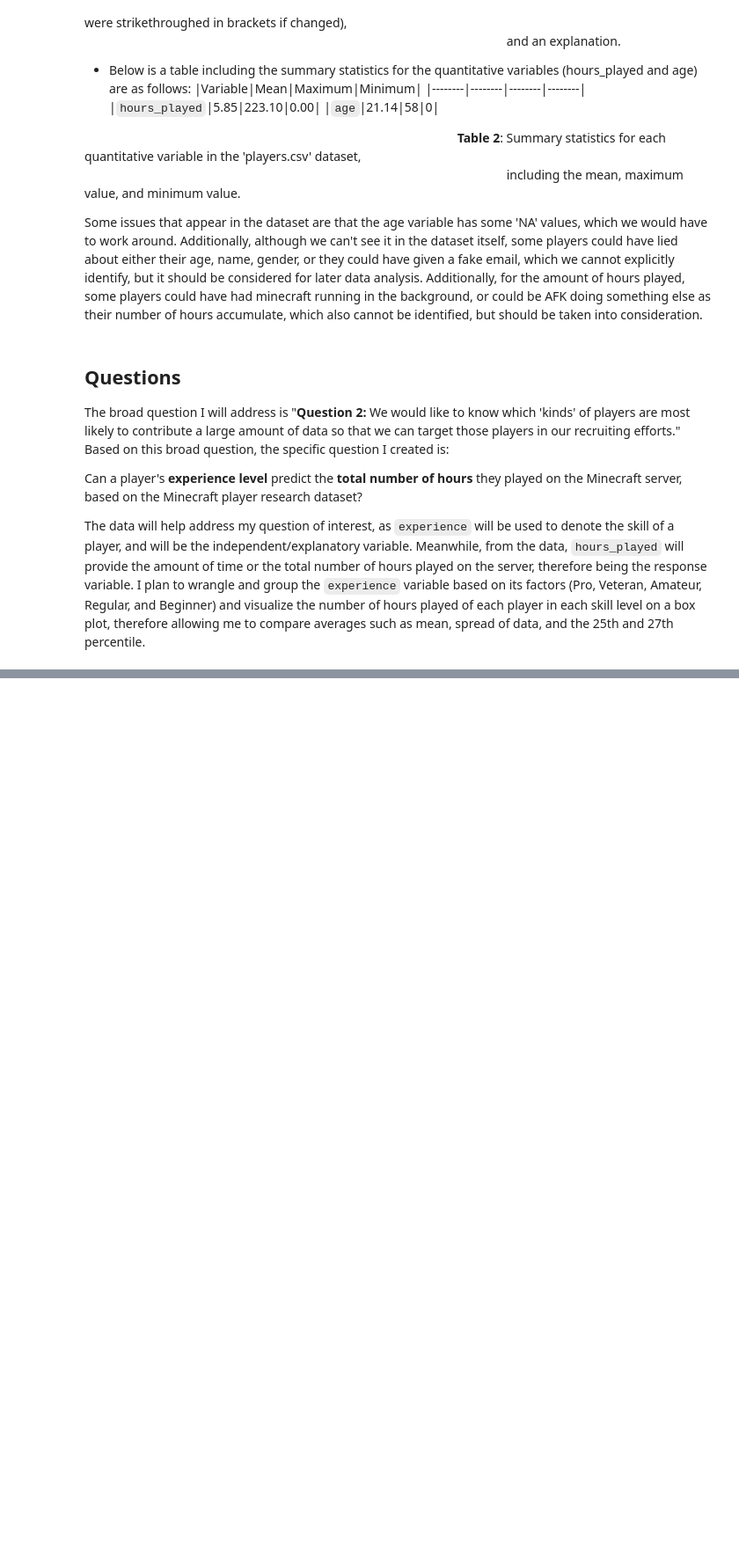
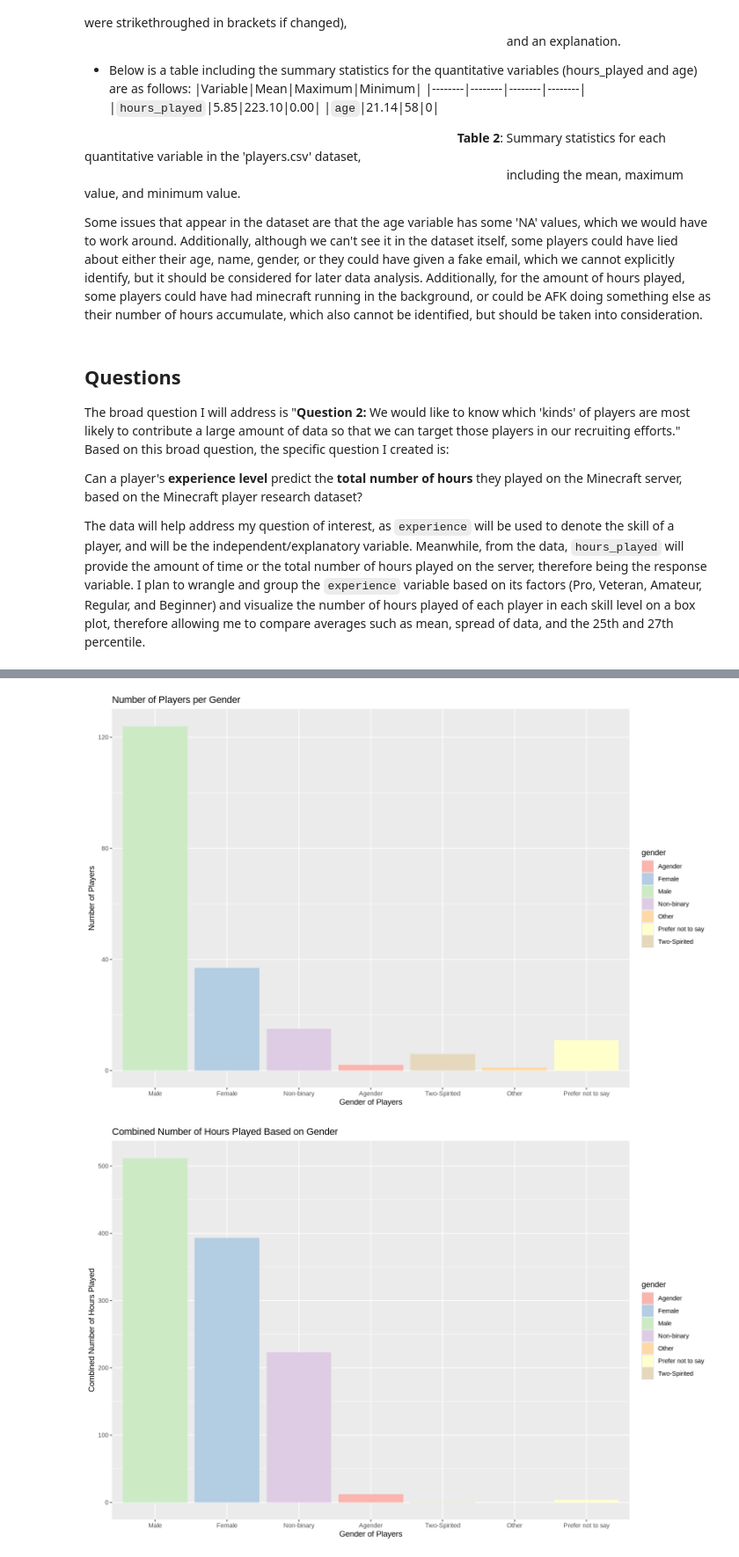
Before and after one commit to jai-o1/individual-project, a Jupyter notebook: Project Planning Stage (Group 33).ipynb, the cells around one changed output, grey strips where cells are left out. Shown at 88% size. Cells and saved outputs as stored; diff of their text form; code cells hidden in the pictures; blank space fills up the shorter version.

```diff
--- a/Project Planning Stage (Group 33).ipynb
+++ b/Project Planning Stage (Group 33).ipynb
@@ -88,0 +154,23 @@ The data will help address my question of interest, as `experience` will be used
+# %%
+options(repr.plot.width = 12, repr.plot.height = 8)
+players_per_gender <- players_data |>
+    group_by(gender) |>
+    summarize(count = n()) |>
+    ggplot(aes(x = factor(gender, levels = c('Male', 'Female', 'Non-binary', 'Agender', 'Two-Spirited', 'Other', 'Prefer not to say')), y = count, fill = gender)) +
+    geom_bar(stat = "identity") +
+    labs(x = 'Gender of Players', y = 'Number of Players', title = 'Number of Players per Gender', fill = 'gender') +
+    scale_fill_brewer(palette = 'Pastel1')
+
+hours_per_gender <- players_data|>
+    group_by(gender) |>
+    summarize(sum = sum(hours_played)) |>
+    ggplot(aes(x = factor(gender, levels = c('Male', 'Female', 'Non-binary', 'Agender', 'Two-Spirited', 'Other', 'Prefer not to say')), y = sum, fill = gender)) +
+    geom_bar(stat = "identity") +
+    labs(x = 'Gender of Players', y = 'Combined Number of Hours Played', title = 'Combined Number of Hours Played Based on Gender', fill = 'gender') +
+    scale_fill_brewer(palette = 'Pastel1')
+
+players_per_gender
+hours_per_gender
+# %% [output]
+[figure, added]
+[figure, added]
```
Also changed, not shown: parts of 10 cells of this notebook.
